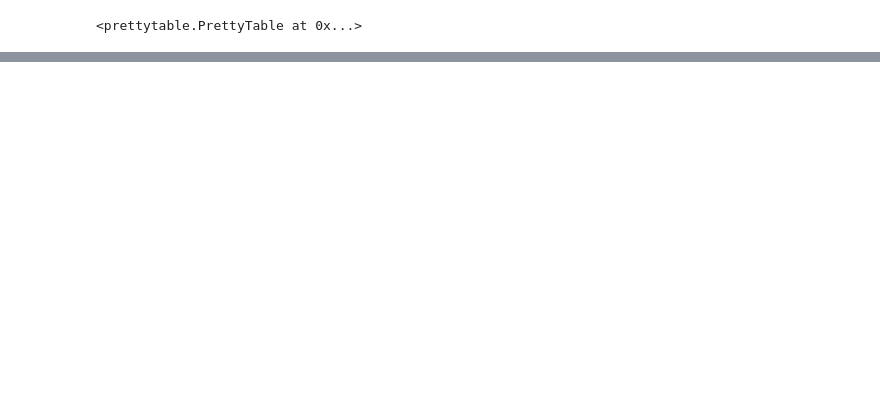
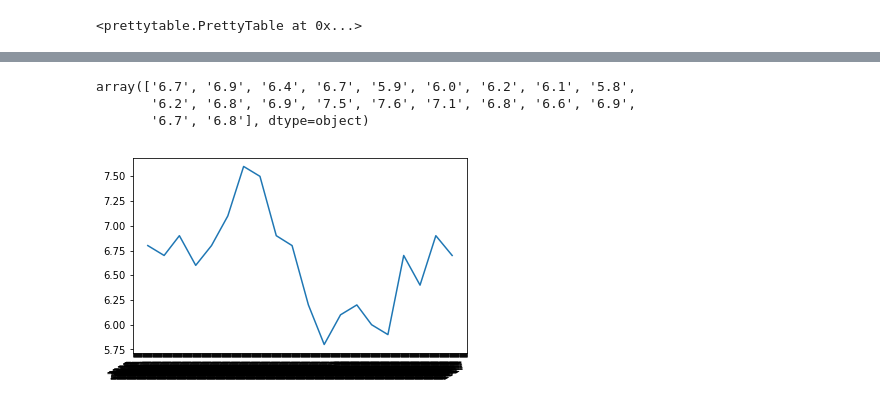
Before and after one commit to muftring/iu-datavis, a Jupyter notebook: project/bls-data-fetcher.ipynb, the cells around one changed output, grey strips where cells are left out. Drawn from its saved outputs; the diff is of its cells as text; code cells hidden in the pictures; blank space fills up the shorter version.

```diff
--- a/project/bls-data-fetcher.ipynb
+++ b/project/bls-data-fetcher.ipynb
@@ -93,0 +402,5 @@ print(x)
+# %%
+import datetime as dt
+
+x = [dt.datetime.strptime(d,'%Y/%m').date() for d in df.date.values]
+y = df.value.values
@@ -93,0 +430,16 @@ print(x)
+# %%
+y
+# %% [output]
+array(['6.7', '6.9', '6.4', '6.7', '5.9', '6.0', '6.2', '6.1', '5.8',
+       '6.2', '6.8', '6.9', '7.5', '7.6', '7.1', '6.8', '6.6', '6.9',
+       '6.7', '6.8'], dtype=object)
+# %%
+import matplotlib.pyplot as plt
+import matplotlib.dates as mdates
+
+plt.gca().xaxis.set_major_formatter(mdates.DateFormatter('%Y'))
+plt.gca().xaxis.set_major_locator(mdates.DayLocator())
+plt.plot(list(x),list(y))
+plt.gcf().autofmt_xdate()
+# %% [output]
+[figure, added]
```
Also changed, not shown: parts of 43 cells of this notebook, 9 other files.
